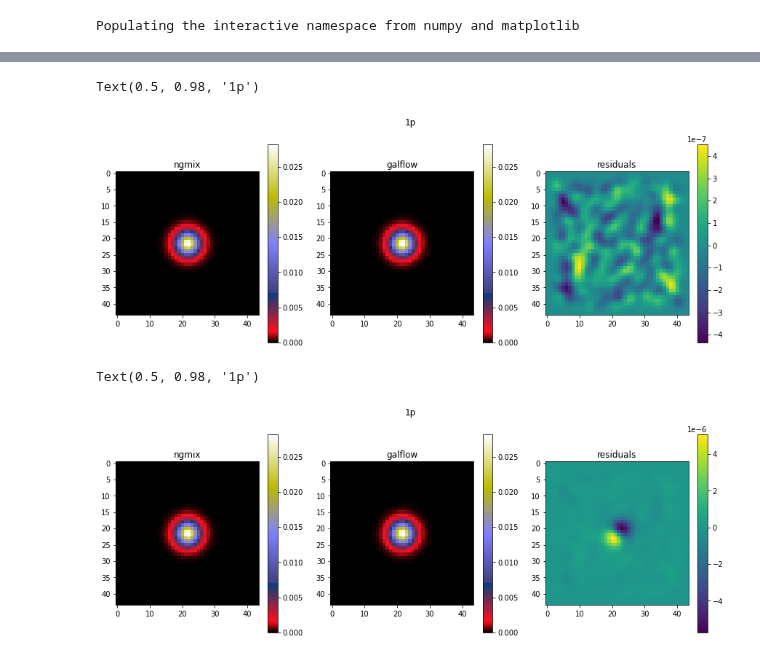
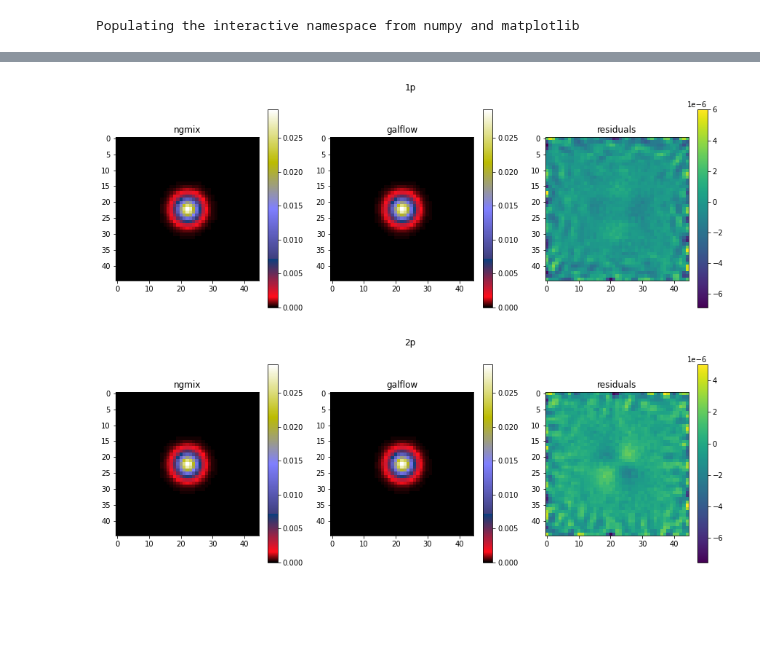
Before and after one commit to CosmoStat/autometacal, a Jupyter notebook: notebooks/NgmixComparison.ipynb, the cells around one changed output, grey strips where cells are left out. Cells and saved outputs as stored; diff of their text form; code cells hidden in the pictures; blank space fills up the shorter version.

```diff
--- a/notebooks/NgmixComparison.ipynb
+++ b/notebooks/NgmixComparison.ipynb
@@ -181,10 +143,19 @@ krpsf = tf.signal.fftshift(krpsf)
+# %%
+# Compute FFT of PSF image
+psf = tf.convert_to_tensor(obs.psf.image.reshape([1,45,45]), tf.float32)
+kpsf = tf.cast(tf.abs(tf.signal.fft2d(tf.cast(psf, tf.complex64))), tf.complex64) # Note the abs here, to remove the phase of the PSF
+kpsf = tf.signal.fftshift(kpsf)
+
+# Compute FFT of reconvolution PSF image
+rpsf = tf.convert_to_tensor(obsdict['noshear'].psf.image.reshape([1,45,45]), tf.float32)
+krpsf = tf.cast(tf.abs(tf.signal.fft2d(tf.cast(rpsf, tf.complex64))), tf.complex64)
+krpsf = tf.signal.fftshift(krpsf)
 # %%
-# compute mask in Fourier space
-fac = zero_padding_factor*interp_factor
-kx, ky = meshgrid(fftfreq(88*fac), fftfreq(88*fac))
+# compute mask in Fourier space to kill too high frequencies that may arise during deconvolution
+kx, ky = meshgrid(fftfreq(45), fftfreq(45))
 mask = sqrt(kx**2 + ky**2) <= 0.5
 mask = fftshift(mask)
 # %%
 # Deconvolve obs by PSF
-im_deconv = imk * ( (1./(kpsf+1e-15))*mask)
+im_deconv = imk * ( (1./(kpsf+1e-10))*mask)
 # %%
@@ -208,32 +196,29 @@ subplot(132)
 imshow(im_reconv[0,:,:],cmap='gist_stern'); colorbar()
 title('galflow')
 subplot(133)
-imshow(im_reconv[0,:,:] - obsdict['noshear'].image); colorbar()
+imshow(im_reconv[0,:,:] - obsdict['1p'].image); colorbar()
 title('residuals')
-suptitle('1p')
+suptitle('1p');
 # %% [output]
-Text(0.5, 0.98, '1p')
-[figure, old version]
+[figure, new version]
 # %%
+# Apply 2p shear
 im_sheared = galflow.shear(tf.expand_dims(im_deconv,-1),
-                           atleast_1d(0.001), atleast_1d(0.0))[...,0]
-# Reconvolve obs by PSF
-im_reconv = galflow.kconvolve(to_rfft(im_sheared), to_rfft(krpsf*mask),
-                              interp_factor=interp_factor,
-                              zero_padding_factor=2)
-im_reconv = tf.signal.fftshift(im_reconv[...,0])[:,22:-22,22:-22]
+                           atleast_1d(0.00), atleast_1d(0.01))[...,0]
+
+im_reconv = tf.signal.ifft2d(tf.signal.ifftshift(im_sheared* krpsf * mask))
+im_reconv = tf.math.real(tf.signal.fftshift(im_reconv))
 # %%
 figure(figsize=[15,5])
 subplot(131)
 title('ngmix')
-imshow(obsdict['1p'].image,cmap='gist_stern'); colorbar()
+imshow(obsdict['2p'].image,cmap='gist_stern'); colorbar()
 subplot(132)
 imshow(im_reconv[0,:,:],cmap='gist_stern'); colorbar()
 title('galflow')
 subplot(133)
-imshow(im_reconv[0,:,:] - obsdict['1p'].image); colorbar()
+imshow(im_reconv[0,:,:] - obsdict['2p'].image); colorbar()
 title('residuals')
-suptitle('1p')
+suptitle('2p');
 # %% [output]
-Text(0.5, 0.98, '1p')
-[figure, old version]
+[figure, new version]
```
Also changed, not shown: parts of 18 cells of this notebook.
